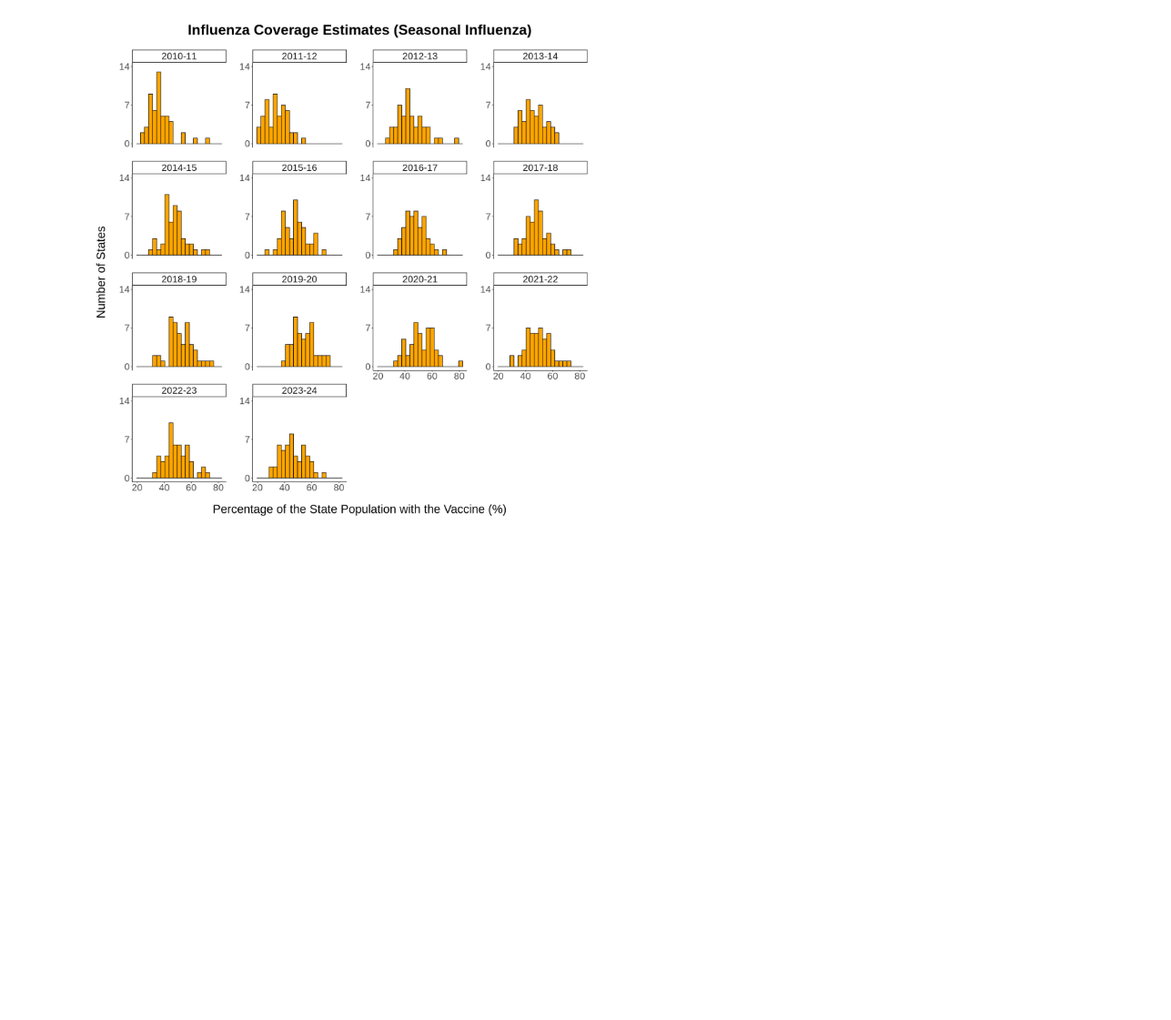
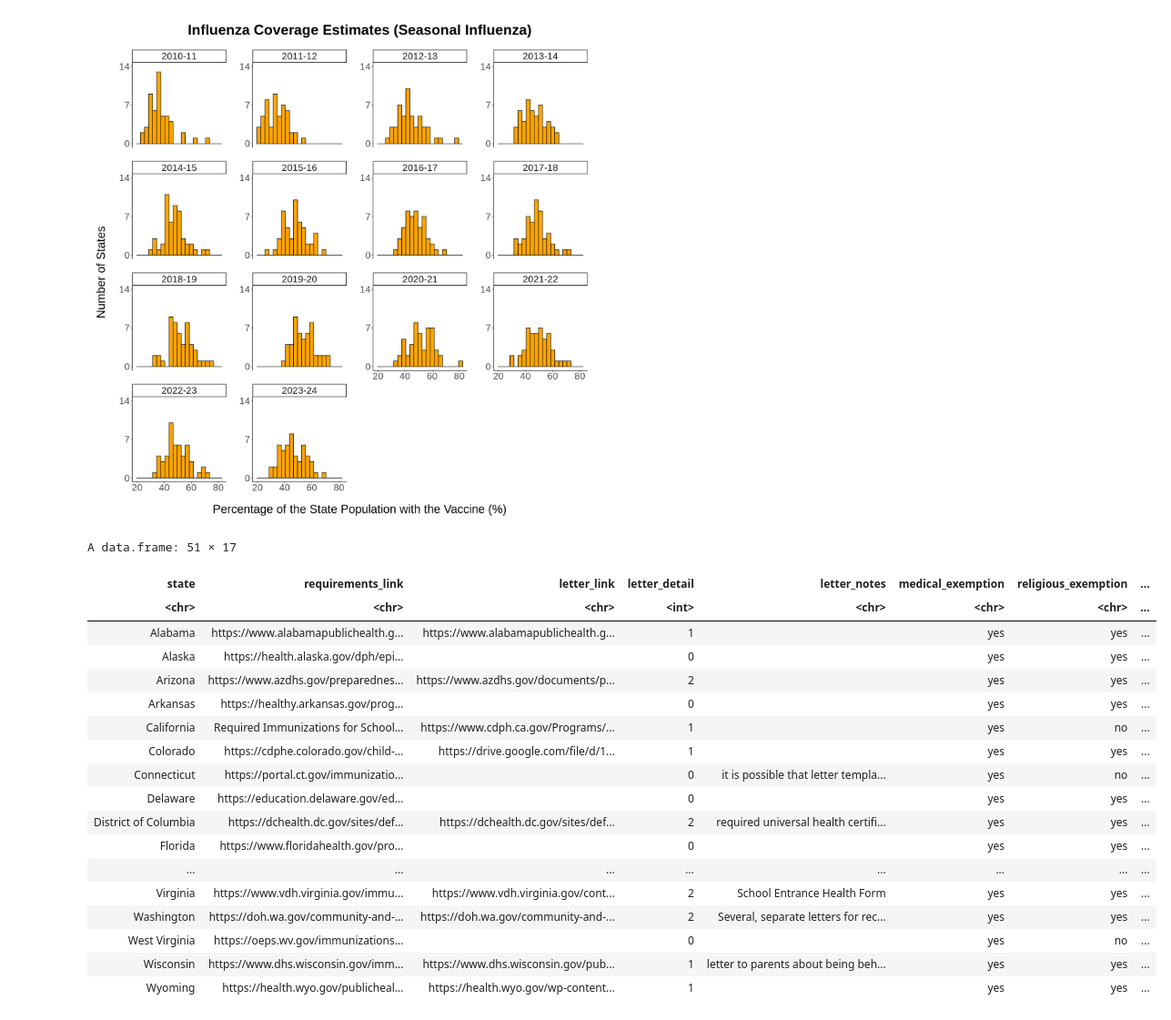
Before and after one commit to Kiron-Ang/Vaccination, a Jupyter notebook: vaccination.ipynb, the cells around one changed output. Shown: that part at 91% size. Saved outputs shown, nothing was run; the diff lists cells and outputs as text; code cells hidden in the pictures; blank space fills up the shorter version.

Commit message:
Read data from GitHub link using ?raw=true

```diff
--- a/vaccination.ipynb
+++ b/vaccination.ipynb
@@ -547,3 +547,26 @@ ggplot(influenza[influenza$month == "5", ], aes(x = coverage_estimate)) +
                      labels = c("0", "7", "14"))
 # %% [output]
 [figure]
+# %%
+phase_1 = read.csv("https://github.com/Kiron-Ang/Vaccination/blob/main/phase_1.csv?raw=true")
+phase_1
+# %% [output]
+A data.frame: 51 × 17
+| state | requirements_link | letter_link | letter_detail | letter_notes | medical_exemption | religious_exemption | ... |
+| <chr> | <chr> | <chr> | <int> | <chr> | <chr> | <chr> | ... |
+| Alabama | https://www.alabamapublichealth.g... | https://www.alabamapublichealth.g... | 1 |  | yes | yes | ... |
+| Alaska | https://health.alaska.gov/dph/epi... |  | 0 |  | yes | yes | ... |
+| Arizona | https://www.azdhs.gov/preparednes... | https://www.azdhs.gov/documents/p... | 2 |  | yes | yes | ... |
+| Arkansas | https://healthy.arkansas.gov/prog... |  | 0 |  | yes | yes | ... |
+| California | Required Immunizations for School... | https://www.cdph.ca.gov/Programs/... | 1 |  | yes | no | ... |
+| Colorado | https://cdphe.colorado.gov/child-... | https://drive.google.com/file/d/1... | 1 |  | yes | yes | ... |
+| Connecticut | https://portal.ct.gov/immunizatio... |  | 0 | it is possible that letter templa... | yes | no | ... |
+| Delaware | https://education.delaware.gov/ed... |  | 0 |  | yes | yes | ... |
+| District of Columbia | https://dchealth.dc.gov/sites/def... | https://dchealth.dc.gov/sites/def... | 2 | required universal health certifi... | yes | yes | ... |
+| Florida | https://www.floridahealth.gov/pro... |  | 0 |  | yes | yes | ... |
+| ... | ... | ... | ... | ... | ... | ... | ... |
+| Virginia | https://www.vdh.virginia.gov/immu... | https://www.vdh.virginia.gov/cont... | 2 | School Entrance Health Form | yes | yes | ... |
+| Washington | https://doh.wa.gov/community-and-... | https://doh.wa.gov/community-and-... | 2 | Several, separate letters for rec... | yes | yes | ... |
+| West Virginia | https://oeps.wv.gov/immunizations... |  | 0 |  | yes | no | ... |
+| Wisconsin | https://www.dhs.wisconsin.gov/imm... | https://www.dhs.wisconsin.gov/pub... | 1 | letter to parents about being beh... | yes | yes | ... |
+| Wyoming | https://health.wyo.gov/publicheal... | https://health.wyo.gov/wp-content... | 1 |  | yes | yes | ... |
```
